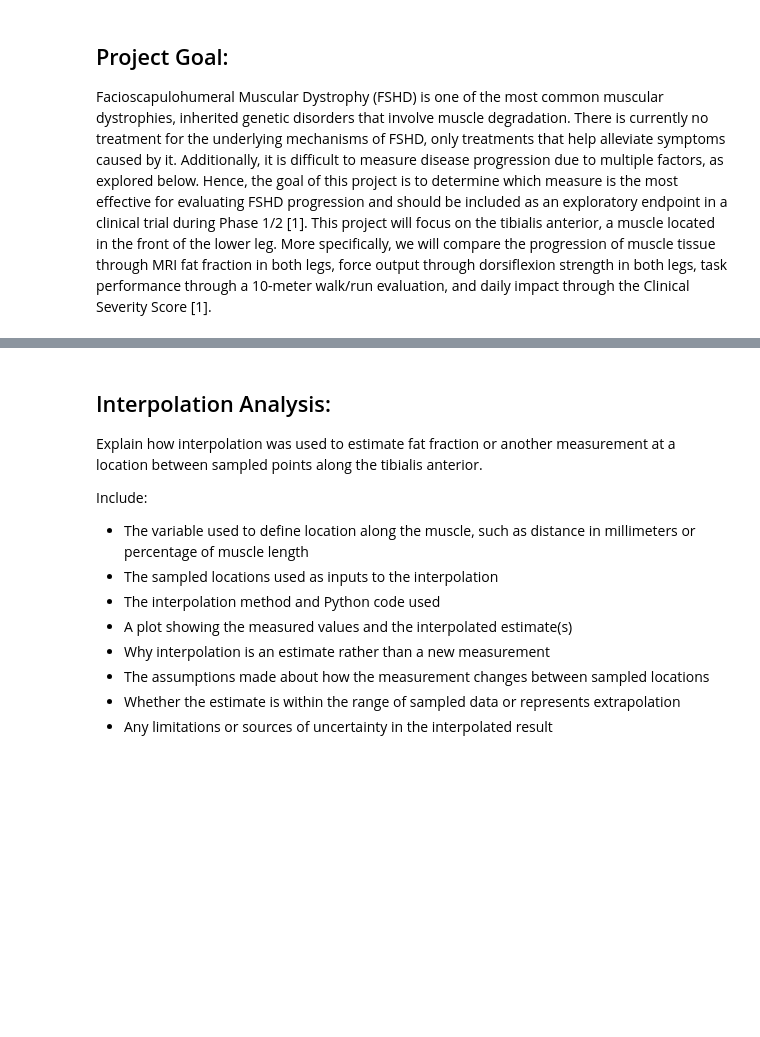
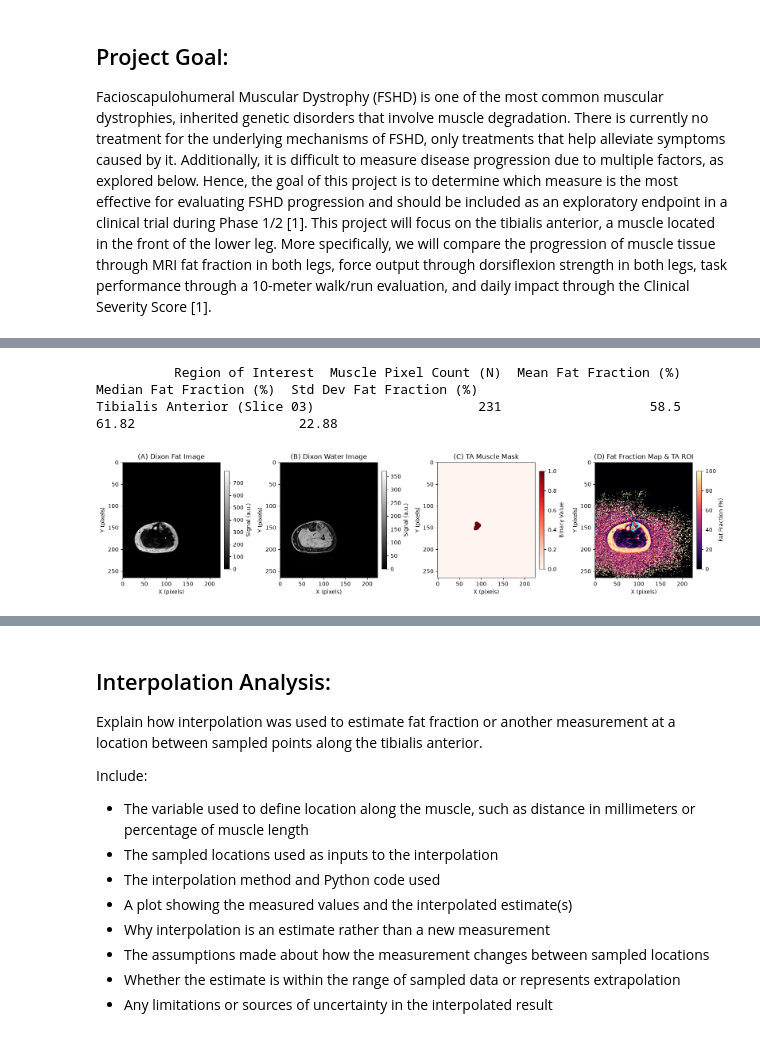
Before and after one commit to Rafah101/BME_2315_Module2, a Jupyter notebook: FSHD_Module2_Project_Template.ipynb, the cells around one changed output, grey strips where cells are left out. Cells and saved outputs as stored; diff of their text form; code cells hidden in the pictures; blank space fills up the shorter version.

Commit message:
Added information into the Data set and MRI Data Analysis Sections

```diff
--- a/FSHD_Module2_Project_Template.ipynb
+++ b/FSHD_Module2_Project_Template.ipynb
@@ -106,0 +169,69 @@ Each figure should have labeled axes, an informative title, and a caption explai
+# %%
+# computer whole-image fat fraction (%) and extract TA muscle pixels only
+# Compute whole-image fat fraction (%)
+signal_sum = fat_img + water_img
+with np.errstate(divide='ignore', invalid='ignore'):
+    ff_map = np.where(signal_sum > 0, (fat_img / signal_sum) * 100.0, 0.0)
+
+# Extract TA muscle pixels only
+ta_mask_bool = mask_img > 0
+ta_ff_values = ff_map[ta_mask_bool]
+# %%
+# How fat fraction was calculated for the whole image region and for TA muscle only
+# Compute whole-image fat fraction (%)
+signal_sum = fat_img + water_img
+with np.errstate(divide='ignore', invalid='ignore'):
+    ff_map = np.where(signal_sum > 0, (fat_img / signal_sum) * 100.0, 0.0)
+
+# Extract TA muscle pixels only
+ta_mask_bool = mask_img > 0
+ta_ff_values = ff_map[ta_mask_bool]
+# %%
+# Which summary statistics were calculated, such as mean, median, standard deviation, and number of muscle pixels
+num_pixels = int(np.sum(ta_mask_bool))
+mean_ff = float(np.mean(ta_ff_values))
+median_ff = float(np.median(ta_ff_values))
+std_ff = float(np.std(ta_ff_values))
+
+summary_table = pd.DataFrame([{
+    'Region of Interest': 'Tibialis Anterior (Slice 03)',
+    'Muscle Pixel Count (N)': num_pixels,
+    'Mean Fat Fraction (%)': round(mean_ff, 2),
+    'Median Fat Fraction (%)': round(median_ff, 2),
+    'Std Dev Fat Fraction (%)': round(std_ff, 2)
+}])
+print(summary_table.to_string(index=False))
+# %% [output]
+          Region of Interest  Muscle Pixel Count (N)  Mean Fat Fraction (%)  Median Fat Fraction (%)  Std Dev Fat Fraction (%)
+Tibialis Anterior (Slice 03)                     231                   58.5                    61.82                     22.88
+# %%
+# Figure 1: Visualization of Dixon fat and water images, TA muscle mask, and fat fraction map
+fig, axes = plt.subplots(1, 4, figsize=(16, 4))
+im0 = axes[0].imshow(fat_img, cmap='gray')
+axes[0].set_title('(A) Dixon Fat Image')
+axes[0].set_xlabel('X (pixels)')
+axes[0].set_ylabel('Y (pixels)')
+plt.colorbar(im0, ax=axes[0], fraction=0.046, pad=0.04, label='Signal (a.u.)')
+
+im1 = axes[1].imshow(water_img, cmap='gray')
+axes[1].set_title('(B) Dixon Water Image')
+axes[1].set_xlabel('X (pixels)')
+axes[1].set_ylabel('Y (pixels)')
+plt.colorbar(im1, ax=axes[1], fraction=0.046, pad=0.04, label='Signal (a.u.)')
+
+im2 = axes[2].imshow(mask_img, cmap='Reds')
+axes[2].set_title('(C) TA Muscle Mask')
+axes[2].set_xlabel('X (pixels)')
+axes[2].set_ylabel('Y (pixels)')
+plt.colorbar(im2, ax=axes[2], fraction=0.046, pad=0.04, label='Binary Value')
+
+im3 = axes[3].imshow(ff_map, cmap='magma', vmin=0, vmax=100)
+axes[3].contour(ta_mask_bool, colors='cyan', linewidths=1.2)
+axes[3].set_title('(D) Fat Fraction Map & TA ROI')
+axes[3].set_xlabel('X (pixels)')
+axes[3].set_ylabel('Y (pixels)')
+plt.colorbar(im3, ax=axes[3], fraction=0.046, pad=0.04, label='Fat Fraction (%)')
+plt.tight_layout()
+plt.show()
+# %% [output]
+[figure, added]
```
Also changed, not shown: parts of 7 cells of this notebook, 1 other file.
